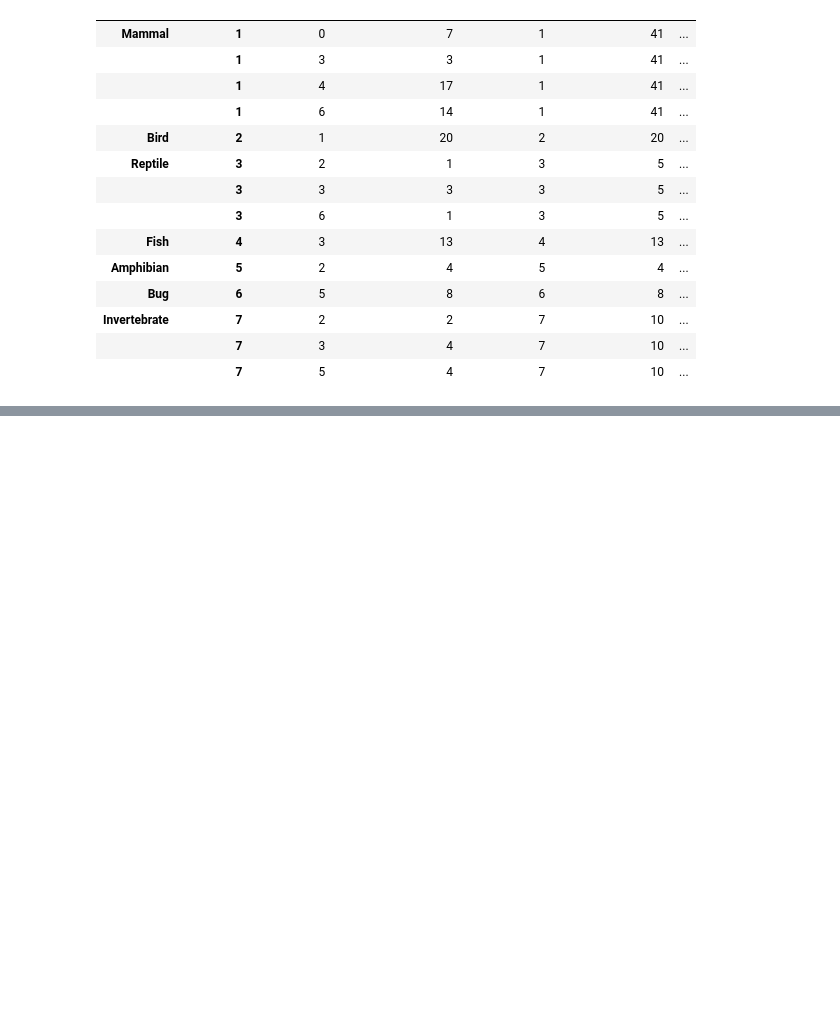
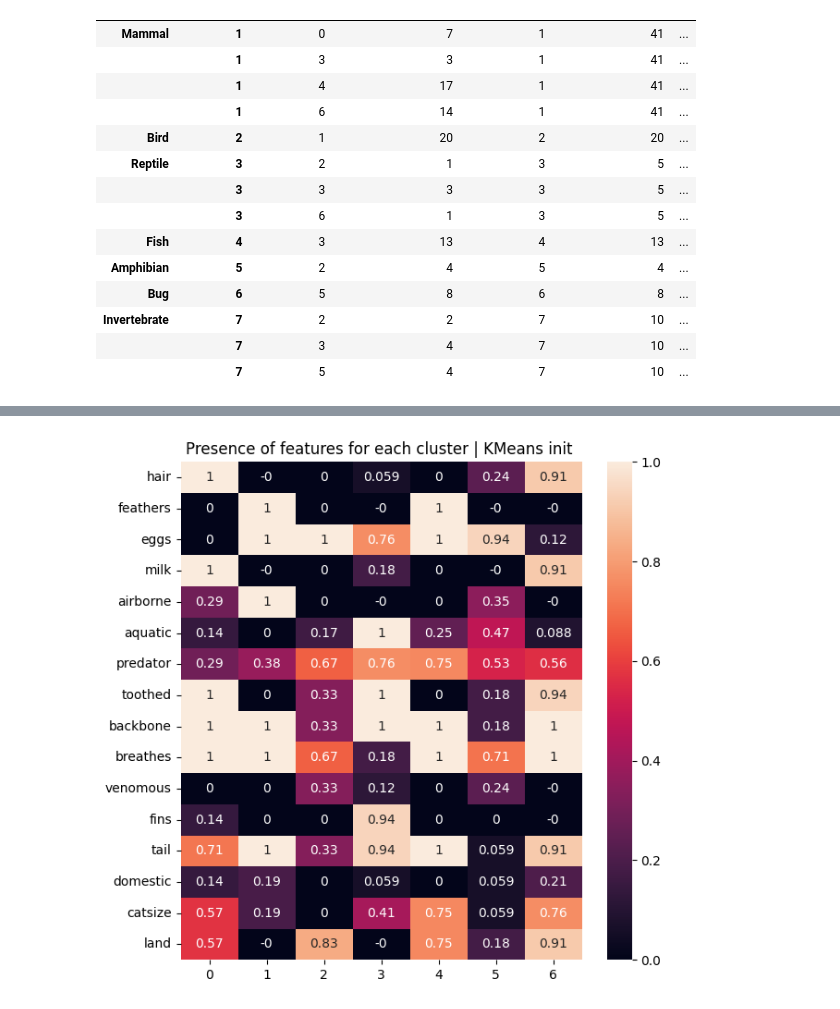
Before and after one commit to ffaundezcab/animal_classification, a Jupyter notebook: notebooks/model.ipynb, the cells around one changed output, grey strips where cells are left out. Cells and saved outputs as stored; diff of their text form; code cells hidden in the pictures; blank space fills up the shorter version.

```diff
--- a/notebooks/model.ipynb
+++ b/notebooks/model.ipynb
@@ -542,0 +590,9 @@ comp_table
+# %%
+# From the project description, we know that we have 7 clusters.
+
+k = 7
+kmeans = KMeans(n_clusters = k, random_state=42, init= init_kmeans)
+y_pred = kmeans.fit_predict(X)
+# %%
+yhat, comp_table = create_comparation_table_clustering(y_pred, X, labels, dict_class_types, class_label)
+centroids_clusters, centroids_classes = aggregate_features_cluster_centers(zm, X.columns, kmeans.cluster_centers_)
@@ -542,0 +618,5 @@ comp_table
+# %%
+plot_chars_heatmap(np.round(centroids_clusters.drop(["label_cluster", "legs"], axis = 1), 6).T,
+                   "Presence of features for each cluster | KMeans init ")
+# %% [output]
+[figure, added]
```
Also changed, not shown: parts of 14 cells of this notebook.
